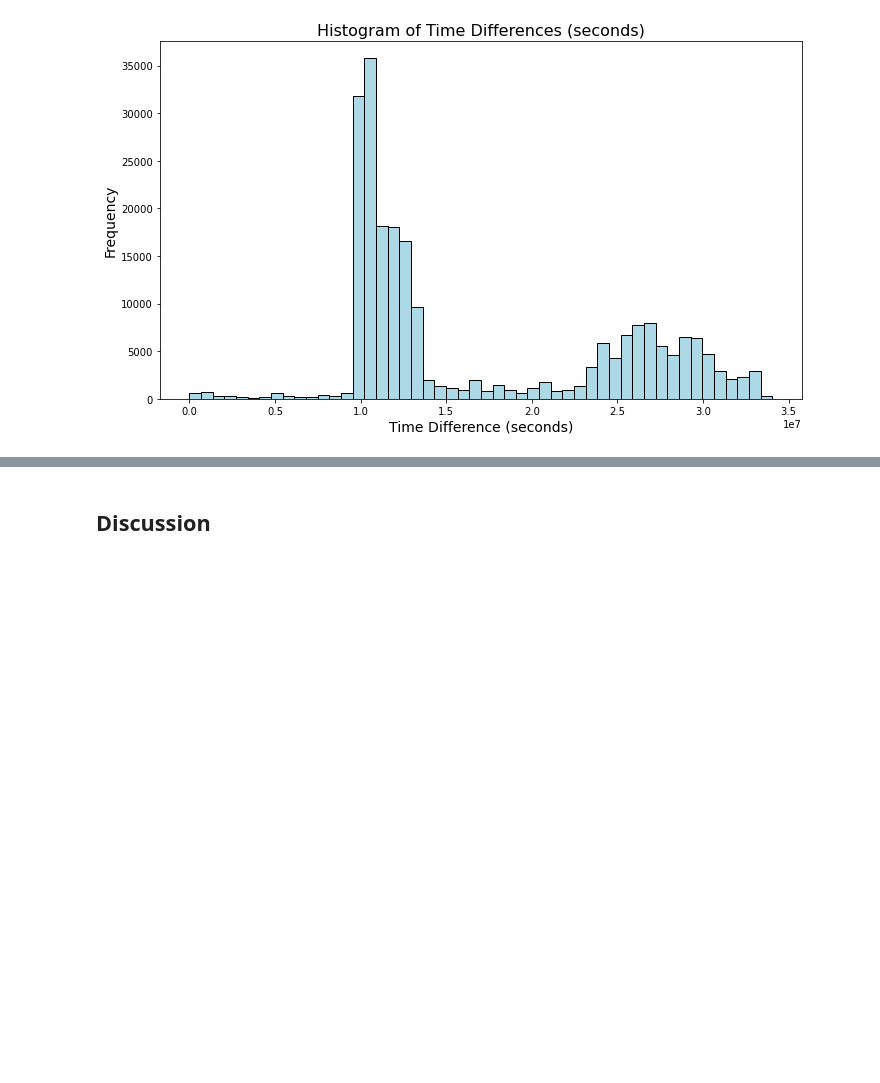
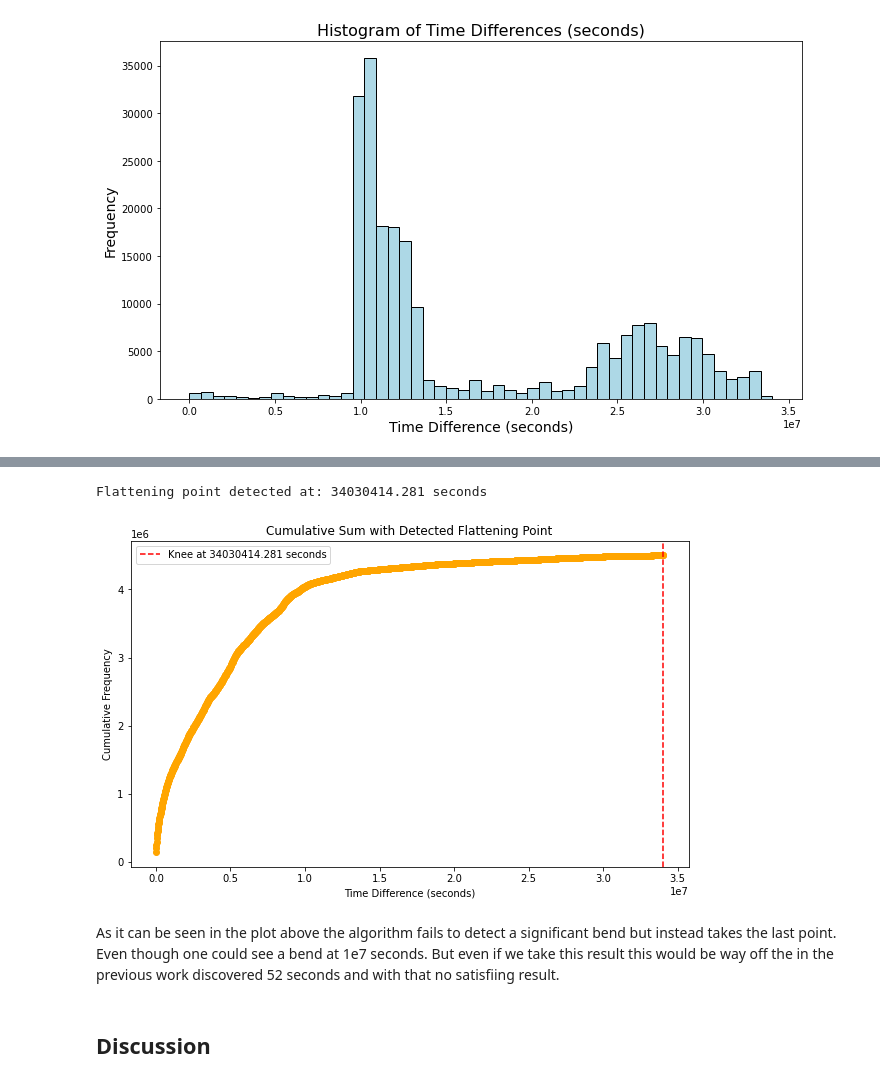
Before and after one commit to Garfatlx/NetworkScience-Assignment-2, a Jupyter notebook: Assignment2.ipynb, the cells around one changed output, grey strips where cells are left out. Saved outputs shown, nothing was run; the diff lists cells and outputs as text; code cells hidden in the pictures; blank space fills up the shorter version.

Commit message:
Adding Knee

```diff
--- a/Assignment2.ipynb
+++ b/Assignment2.ipynb
@@ -381,3 +397,22 @@ suspicious_df.describe()
+# %%
+knee = KneeLocator(bins[:-1], cumulative_sum, curve="convex", direction="increasing")
+
+print(f"Flattening point detected at: {knee.knee} seconds")
+
+# Plot cumulative sum with knee point
+plt.figure(figsize=(10, 6))
+plt.plot(bins[:-1], cumulative_sum, marker='o', color='orange')
+plt.axvline(x=knee.knee, color='red', linestyle='--', label=f"Knee at {knee.knee} seconds")
+plt.title("Cumulative Sum with Detected Flattening Point")
+plt.xlabel("Time Difference (seconds)")
+plt.ylabel("Cumulative Frequency")
+plt.legend()
+plt.show()
+# %% [output]
+Flattening point detected at: 34030414.281 seconds
+[figure, added]
+# %% [markdown]
+As it can be seen in the plot above the algorithm fails to detect a significant bend but instead takes the last point. Even though one could see a bend at 1e7 seconds. But even if we take this result this would be way off the in the previous work discovered 52 seconds and with that no satisfiing result.
 # %% [markdown]
 ## Discussion
 # %% [markdown]
```
Also changed, not shown: parts of 4 cells of this notebook.
